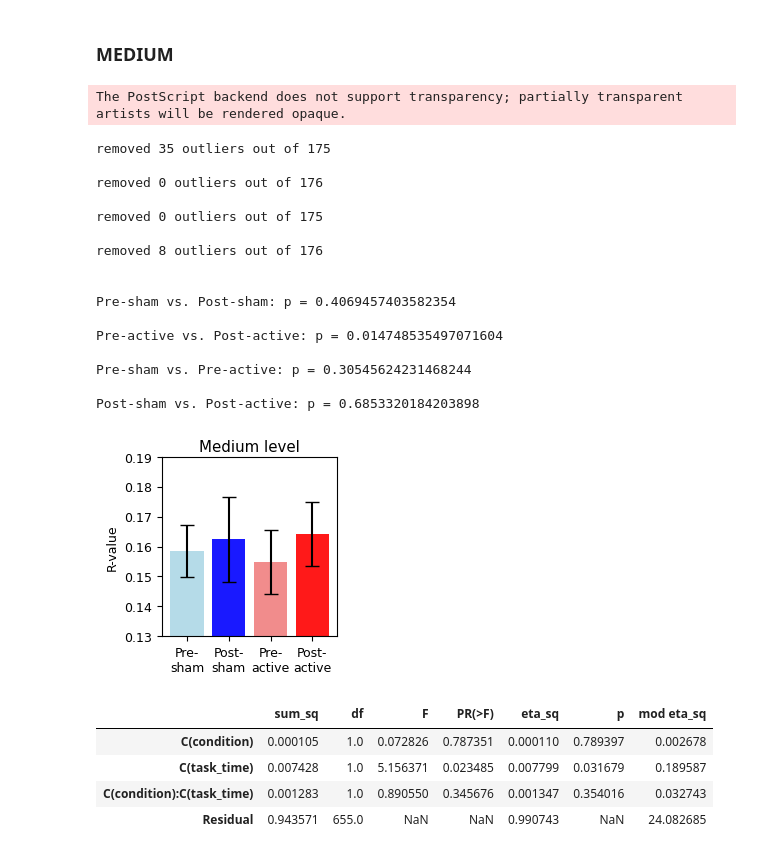
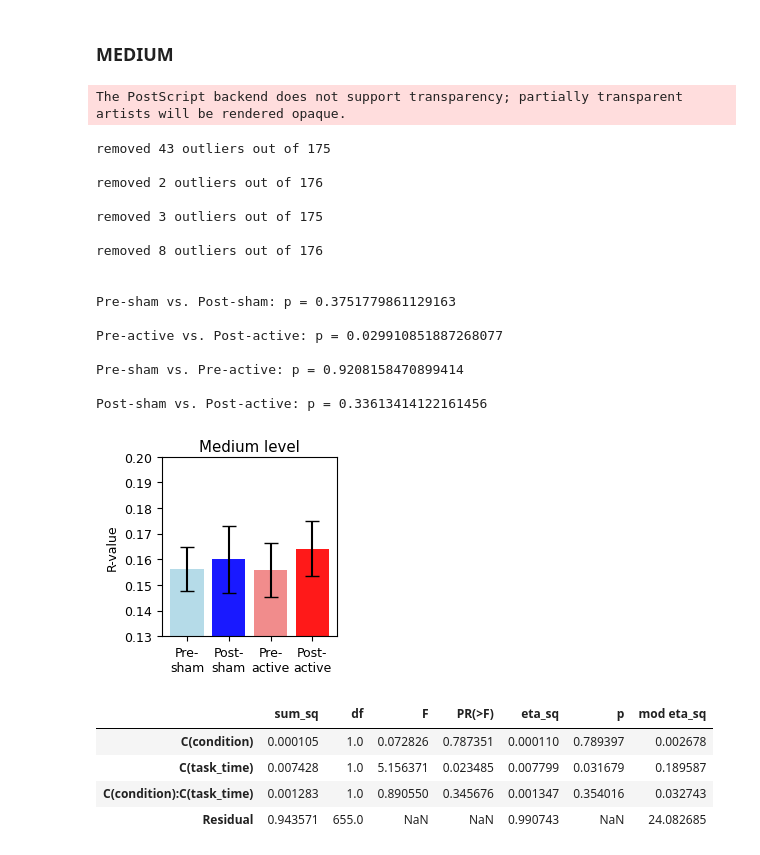
Before and after one commit to Shawnzty/tRNS-Intelligence, a Jupyter notebook: processing/excind/excind_task.ipynb, the cells around one changed output. Drawn from its saved outputs; the diff is of its cells as text; code cells hidden in the pictures.

```diff
--- a/processing/excind/excind_task.ipynb
+++ b/processing/excind/excind_task.ipynb
@@ -116,10 +116,10 @@ post_sham = np.array(postsham['R'], dtype=np.float64)
 pre_active = np.array(preactive['R'], dtype=np.float64)
 post_active = np.array(postactive['R'], dtype=np.float64)
 
-pre_sham = funcs.remove_outliers(pre_sham, low_k=5, high_k=0.1, verbose=True)
-post_sham = funcs.remove_outliers(post_sham, low_k=5, high_k=5, verbose=True)
-pre_active = funcs.remove_outliers(pre_active, low_k=5, high_k=5, verbose=True)
-post_active = funcs.remove_outliers(post_active, low_k=5, high_k=5, verbose=True)
+pre_sham = funcs.remove_outliers(pre_sham, low_k=5, high_k=0.5, verbose=True)
+post_sham = funcs.remove_outliers(post_sham, low_k=5, high_k=2, verbose=True)
+pre_active = funcs.remove_outliers(pre_active, low_k=0.5, high_k=5, verbose=True)
+post_active = funcs.remove_outliers(post_active, low_k=5, high_k=0.7, verbose=True)
 
 means = [np.mean(pre_sham), np.mean(post_sham), np.mean(pre_active), np.mean(post_active)]
 
@@ -156,7 +156,7 @@ plt.title('Easy level', pad=4)
 # Add some additional formatting if desired
 ax.set_ylabel('R-value')
 # ax.set_title(case)
-ax.set_ylim([0.13, 0.19])  # Adjust as needed
+ax.set_ylim([0.13, 0.20])  # Adjust as needed
 # ax.set_yticks([0.5, 1.0, 1.5])
 matplotlib.rcParams.update({'font.size': 9})
 
@@ -283,9 +283,9 @@ post_sham = np.array(postsham['R'], dtype=np.float64)
 pre_active = np.array(preactive['R'], dtype=np.float64)
 post_active = np.array(postactive['R'], dtype=np.float64)
 
-pre_sham = funcs.remove_outliers(pre_sham, low_k=5, high_k=0.1, verbose=True)
-post_sham = funcs.remove_outliers(post_sham, low_k=5, high_k=5, verbose=True)
-pre_active = funcs.remove_outliers(pre_active, low_k=5, high_k=5, verbose=True)
+pre_sham = funcs.remove_outliers(pre_sham, low_k=5, high_k=0.01, verbose=True)
+post_sham = funcs.remove_outliers(post_sham, low_k=5, high_k=3, verbose=True)
+pre_active = funcs.remove_outliers(pre_active, low_k=0.6, high_k=5, verbose=True)
 post_active = funcs.remove_outliers(post_active, low_k=0.5, high_k=5, verbose=True)
 
 means = [np.mean(pre_sham), np.mean(post_sham), np.mean(pre_active), np.mean(post_active)]
@@ -319,42 +319,42 @@ fig, ax = plt.subplots(figsize=(6*cm, 6*cm))
 for i in range(4):
     ax.bar(labels[i], means[i], yerr=std_errors[i], color=colors[i], capsize=5, alpha=0.9)
 
 plt.title('Medium level', pad=4)
 # Add some additional formatting if desired
 ax.set_ylabel('R-value')
 # ax.set_title(case)
-ax.set_ylim([0.13, 0.19])  # Adjust as needed
+ax.set_ylim([0.13, 0.20])  # Adjust as needed
 # ax.set_yticks([0.5, 1.0, 1.5])
 matplotlib.rcParams.update({'font.size': 9})
 
 # Adjust layout and margins
 plt.tight_layout(pad=1.0)
 # plt.title('Frontal cluster', pad=6)
 fig.subplots_adjust(left=0.24, bottom=0.15, right=0.98, top=0.91)
 save_path = os.path.join('..', '..', '..', 'paper', 'Figure 3 excind', 'R_medium.eps')
 plt.savefig(save_path, format='eps')
 save_path = os.path.join('..', '..', '..', 'paper', 'Figure 3 excind', 'R_medium.png')
 plt.savefig(save_path, format='png', dpi=600)
 plt.show()
 # %% [output]
 The PostScript backend does not support transparency; partially transparent artists will be rendered opaque.
-removed 35 outliers out of 175
+removed 43 outliers out of 175
 
-removed 0 outliers out of 176
+removed 2 outliers out of 176
 
-removed 0 outliers out of 175
+removed 3 outliers out of 175
 
 removed 8 outliers out of 176
 
 
-Pre-sham vs. Post-sham: p = 0.4069457403582354
+Pre-sham vs. Post-sham: p = 0.3751779861129163
 
-Pre-active vs. Post-active: p = 0.014748535497071604
+Pre-active vs. Post-active: p = 0.029910851887268077
 
-Pre-sham vs. Pre-active: p = 0.30545624231468244
+Pre-sham vs. Pre-active: p = 0.9208158470899414
 
-Post-sham vs. Post-active: p = 0.6853320184203898
+Post-sham vs. Post-active: p = 0.33613414122161456
-[figure, old version]
+[figure, new version]
 # %%
 # ANOVA
 def make_anova_table(pre_sham, post_sham, pre_active, post_active, difficulty):
```
Also changed, not shown: parts of 3 cells of this notebook, 1 other file.
